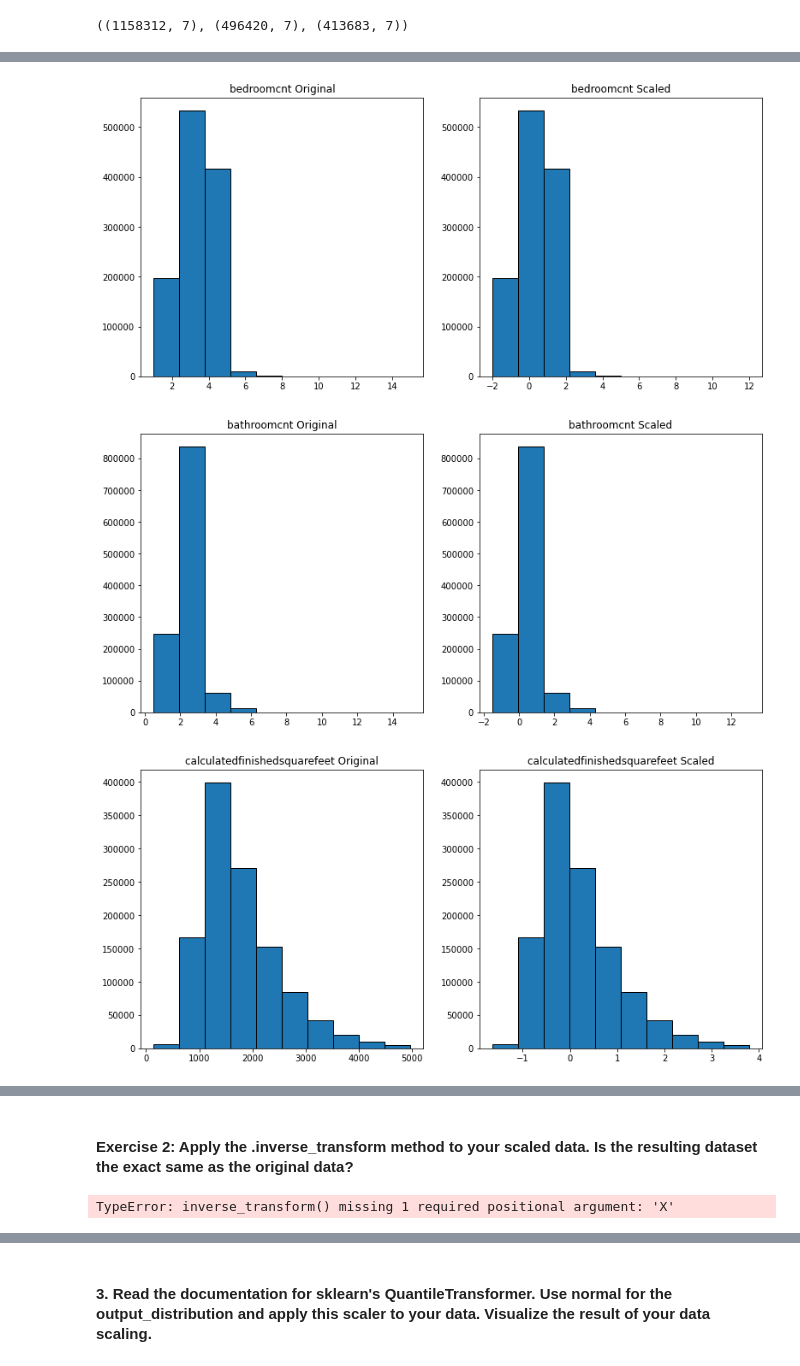
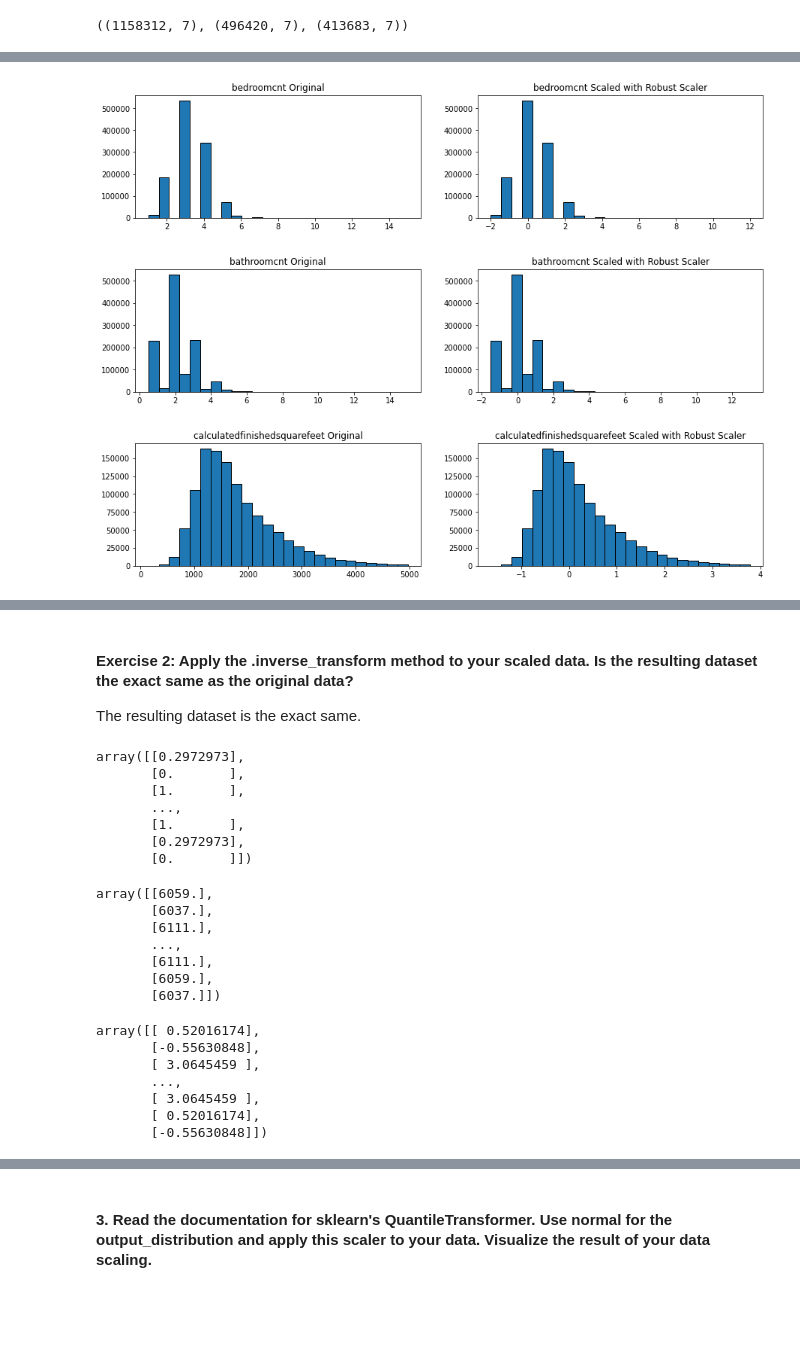
Before and after one commit to AndrewRachuig/regression-exercises, a Jupyter notebook: scaling.ipynb, the cells around one changed output, grey strips where cells are left out. Cells and saved outputs as stored; diff of their text form; code cells hidden in the pictures; blank space fills up the shorter version.

```diff
--- a/scaling.ipynb
+++ b/scaling.ipynb
@@ -68,15 +69,16 @@ train.shape, validate.shape, test.shape
 # %% [output]
 ((1158312, 7), (496420, 7), (413683, 7))
 # %%
-scaler = MinMaxScaler()
+min_max_scaler = MinMaxScaler()
 
-for column in train.columns:
-    min_max_scaled = scaler.fit_transform(np.array(train[column]).reshape(-1,1))
-    plt.figure(figsize=(13, 6))
+for column in train.columns.drop('fips'):
+    min_max_scaled = min_max_scaler.fit_transform(np.array(train[column]).reshape(-1,1))
+    plt.figure(figsize=(15, 3))
     plt.subplot(121)
-    plt.hist(train[column], ec='black')
+    plt.hist(train[column], ec='black', bins =25)
     plt.title(f'{column} Original')
     plt.subplot(122)
-    plt.hist(min_max_scaled, ec='black')
-    plt.title(f'{column} Scaled')
+    plt.hist(min_max_scaled, ec='black', bins = 25)
+    plt.title(f'{column} Scaled with min_max Scaler')
+    plt.show()
 # %% [output]
@@ -90,13 +91,13 @@ for column in train.columns:
 # %%
-scaler = StandardScaler()
+std_scaler = StandardScaler()
 
 for column in train.columns:
-    standard_scaled = scaler.fit_transform(np.array(train[column]).reshape(-1,1))
-    plt.figure(figsize=(13, 6))
+    standard_scaled = std_scaler.fit_transform(np.array(train[column]).reshape(-1,1))
+    plt.figure(figsize=(15, 3))
     plt.subplot(121)
-    plt.hist(train[column], ec='black')
+    plt.hist(train[column], ec='black', bins =25)
     plt.title(f'{column} Original')
     plt.subplot(122)
-    plt.hist(standard_scaled, ec='black')
-    plt.title(f'{column} Scaled')
+    plt.hist(standard_scaled, ec='black', bins =25)
+    plt.title(f'{column} Scaled with Standard Scaler')
 # %% [output]
@@ -110,16 +111,16 @@ for column in train.columns:
 # %%
-scaler = RobustScaler()
+rob_scaler = RobustScaler()
 
 for column in train.columns:
-    robust_scaled = scaler.fit_transform(np.array(train[column]).reshape(-1,1))
-    plt.figure(figsize=(13, 6))
+    robust_scaled = rob_scaler.fit_transform(np.array(train[column]).reshape(-1,1))
+    plt.figure(figsize=(15, 3))
     plt.subplot(121)
-    plt.hist(train[column], ec='black')
+    plt.hist(train[column], ec='black', bins =25)
     plt.title(f'{column} Original')
     plt.subplot(122)
-    plt.hist(robust_scaled, ec='black')
-    plt.title(f'{column} Scaled')
+    plt.hist(robust_scaled, ec='black', bins =25)
+    plt.title(f'{column} Scaled with Robust Scaler')
 # %% [output]
-[figure, old version]
+[figure, new version]
-[figure, old version]
+[figure, new version]
-[figure, old version]
+[figure, new version]
@@ -130,6 +131,34 @@ for column in train.columns:
 # %% [markdown]
 #### Exercise 2: Apply the .inverse_transform method to your scaled data. Is the resulting dataset the exact same as the original data?
+The resulting dataset is the exact same.
+# %%
+# Checking individual columns first
+min_max_scaled
+# %% [output]
+array([[0.2972973],
+       [0.       ],
+       [1.       ],
+       ...,
+       [1.       ],
+       [0.2972973],
+       [0.       ]])
 # %%
-MinMaxScaler.inverse_transform(min_max_scaled)
+min_max_scaler.inverse_transform(min_max_scaled)
 # %% [output]
-TypeError: inverse_transform() missing 1 required positional argument: 'X'
+array([[6059.],
+       [6037.],
+       [6111.],
+       ...,
+       [6111.],
+       [6059.],
+       [6037.]])
+# %%
+standard_scaled
+# %% [output]
+array([[ 0.52016174],
+       [-0.55630848],
+       [ 3.0645459 ],
+       ...,
+       [ 3.0645459 ],
+       [ 0.52016174],
+       [-0.55630848]])
```
Also changed, not shown: parts of 20 cells of this notebook.
